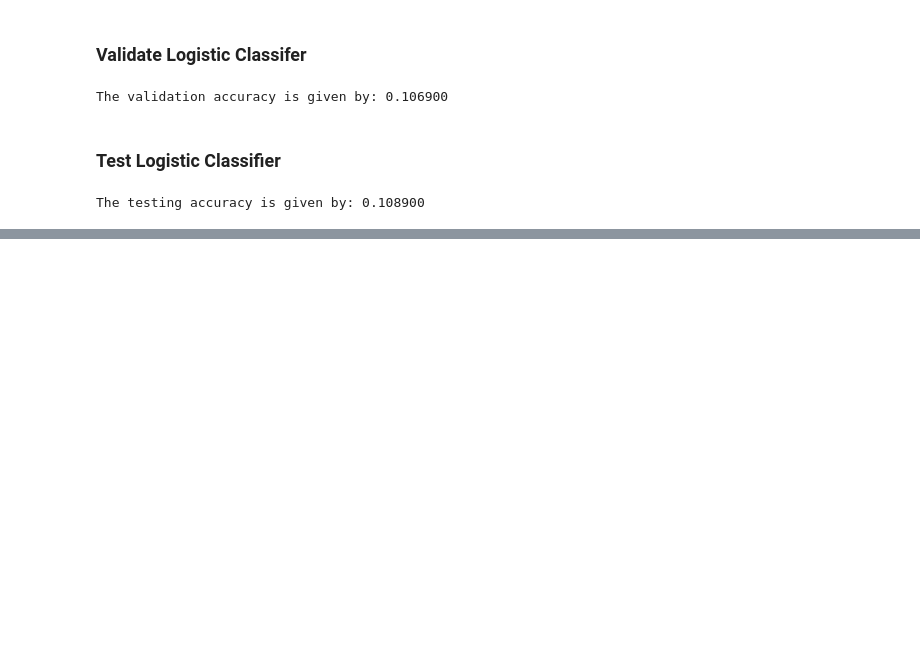
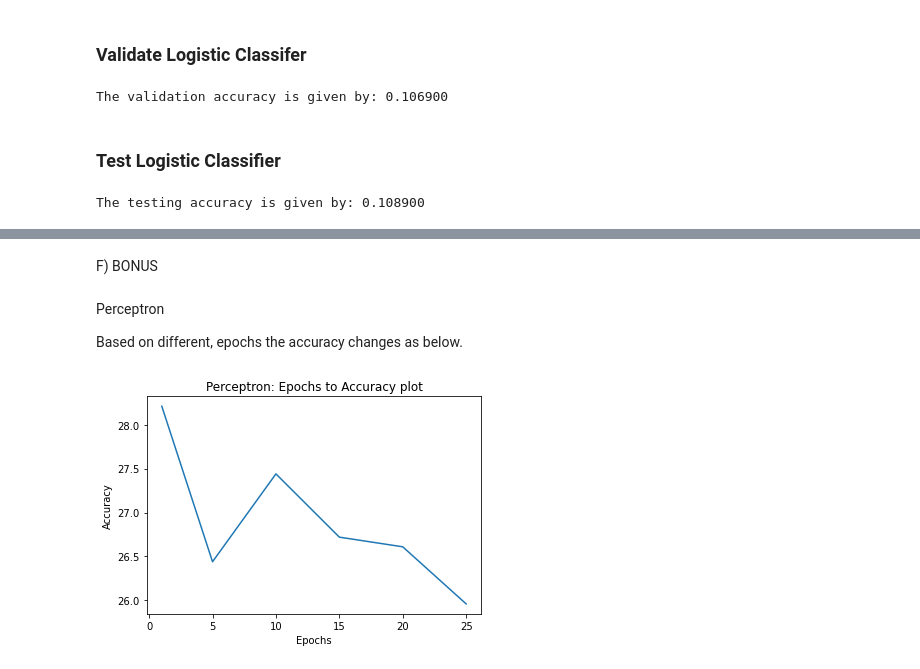
Before and after one commit to nvk681/Image_classification, a Jupyter notebook: code_assignment.ipynb, the cells around one changed output, grey strips where cells are left out. Saved outputs shown, nothing was run; the diff lists cells and outputs as text; code cells hidden in the pictures; blank space fills up the shorter version.

Commit message:
add: analysis and plotting of accuracy graph

```diff
--- a/code_assignment.ipynb
+++ b/code_assignment.ipynb
@@ -298,0 +333,20 @@ The testing accuracy is given by: 0.108900
+# %% [markdown]
+F) BONUS
+# %% [markdown]
+Perceptron
+
+Based on different, epochs the accuracy changes as below.
+# %%
+epochs = [1, 5, 10, 15, 20, 25]
+accuracy = [28.2100, 26.4400, 27.4400, 26.7200, 26.6100, 25.9600]
+
+plt.plot(epochs, accuracy)
+
+plt.xlabel('Epochs')
+plt.ylabel('Accuracy')
+plt.title('Perceptron: Epochs to Accuracy plot')
+
+# function to show the plot
+plt.show()
+# %% [output]
+[figure, added]
```
Also changed, not shown: parts of 7 cells of this notebook.
